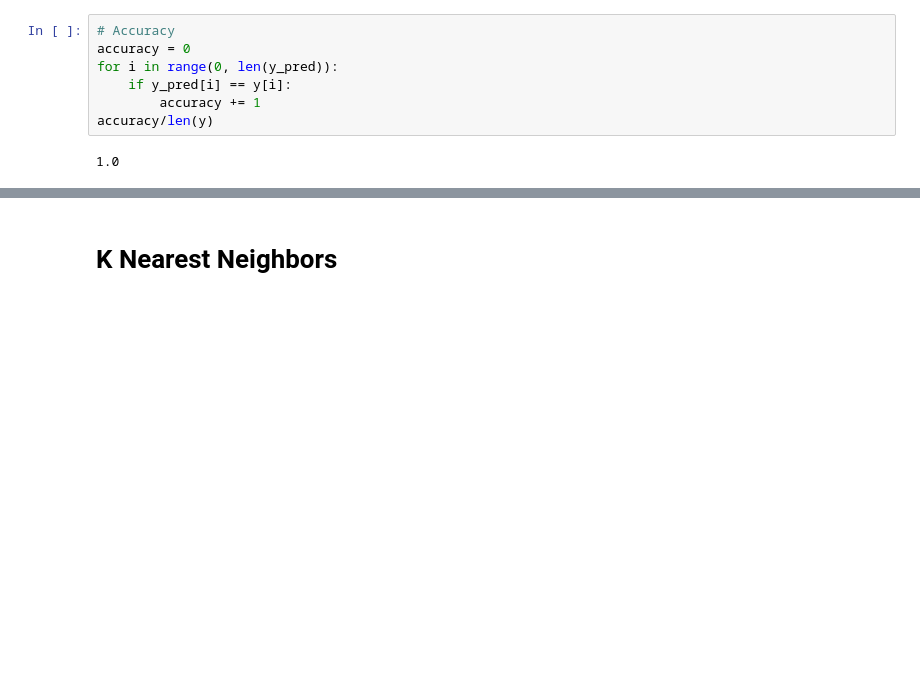
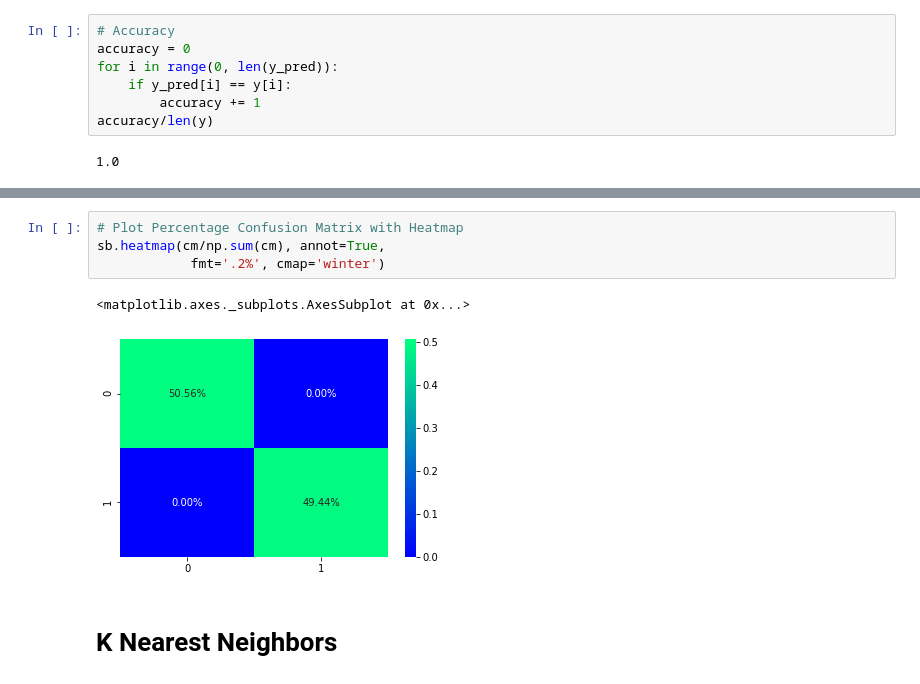
Before and after one commit to dennisorellana2/Capstone_Project, a Jupyter notebook: Data_670_Capstone_Project_Part_3.ipynb, the cells around one changed output, grey strips where cells are left out. Drawn from its saved outputs; the diff is of its cells as text; blank space fills up the shorter version.

```diff
--- a/Data_670_Capstone_Project_Part_3.ipynb
+++ b/Data_670_Capstone_Project_Part_3.ipynb
@@ -248,3 +267,10 @@ print(F1)
+# %%
+# Plot Percentage Confusion Matrix with Heatmap
+sb.heatmap(cm/np.sum(cm), annot=True,
+            fmt='.2%', cmap='winter')
+# %% [output]
+<matplotlib.axes._subplots.AxesSubplot at 0x...>
+[figure, added]
 # %% [markdown]
 # K Nearest Neighbors
 # %%
```
Also changed, not shown: parts of 17 cells of this notebook.
